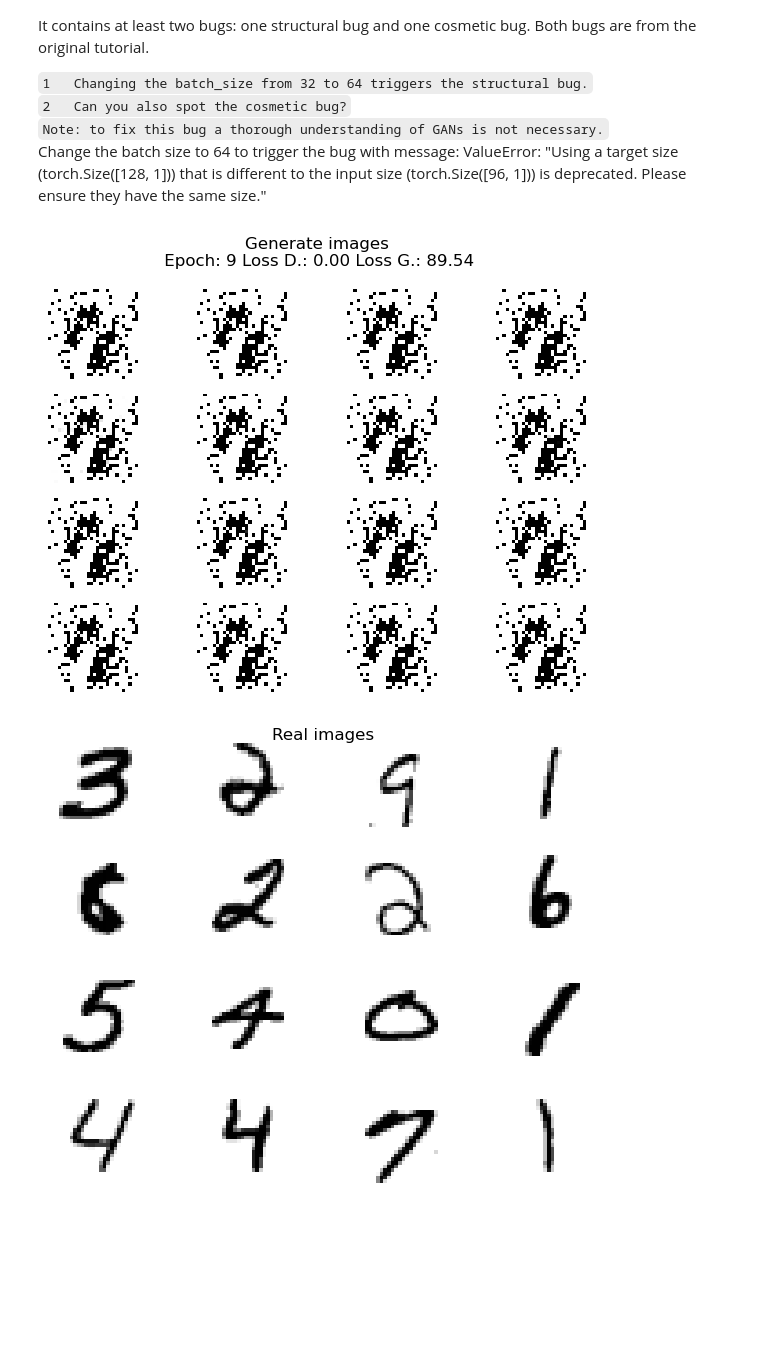
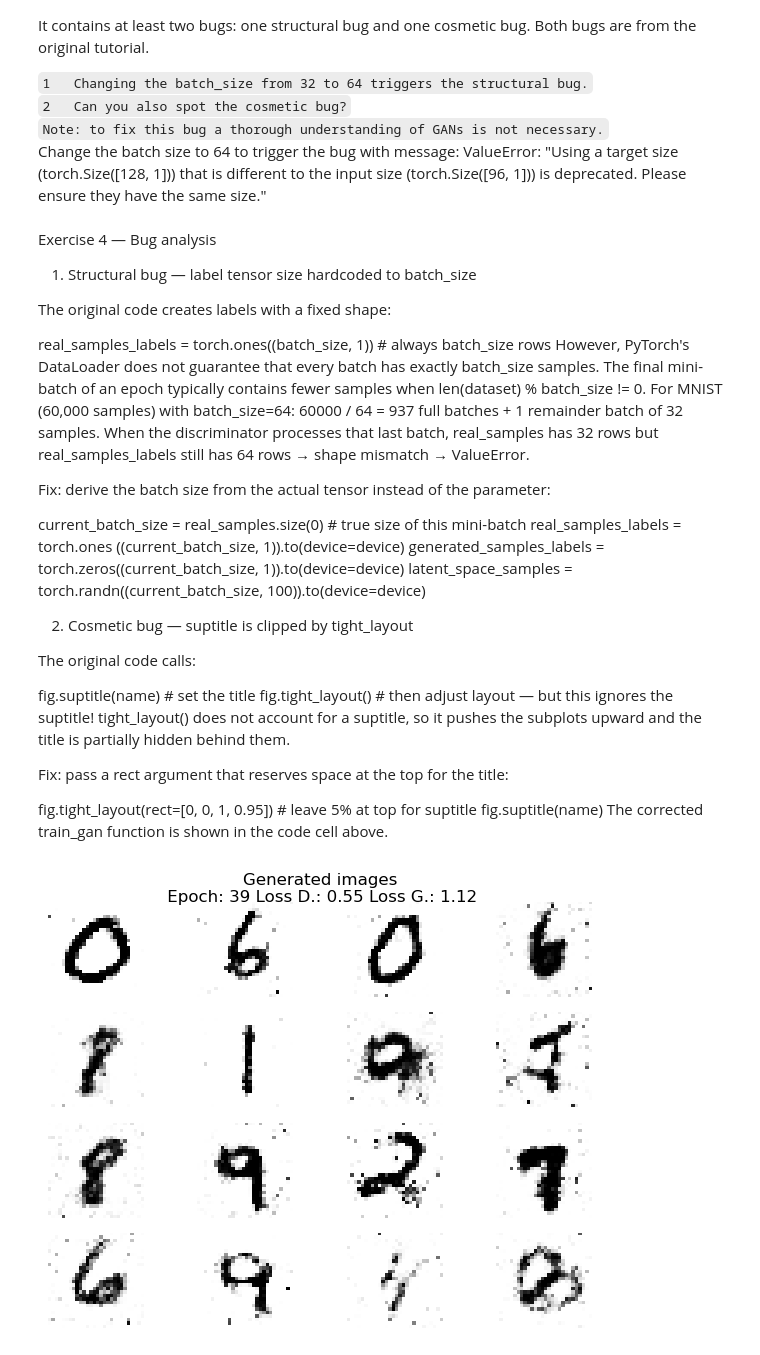
Before and after one commit to VarshaS9/cvds-admission-assignments, a Jupyter notebook: debugging.ipynb, the cells around one changed output. Saved outputs shown, nothing was run; the diff lists cells and outputs as text; code cells hidden in the pictures; blank space fills up the shorter version.

```diff
--- a/debugging.ipynb
+++ b/debugging.ipynb
@@ -408,7 +472,8 @@ def train_gan(batch_size: int = 32, num_epochs: int = 100, device: str = "cuda:0
         sub.imshow(real_samples[i].reshape(28, 28), cmap="gray_r")
         sub.axis('off')
 
-    fig.tight_layout()
+    # COSMETIC FIX: tight_layout before suptitle, with rect to reserve space for title
+    fig.tight_layout(rect=[0, 0, 1, 0.95])
     fig.suptitle("Real images")
     display(fig)
 
@@ -426,26 +491,28 @@ def train_gan(batch_size: int = 32, num_epochs: int = 100, device: str = "cuda:0
     for epoch in range(num_epochs):
         for n, (real_samples, mnist_labels) in enumerate(train_loader):
 
-            # Data for training the discriminator
             real_samples = real_samples.to(device=device)
-            real_samples_labels = torch.ones((batch_size, 1)).to(device=device)
-            latent_space_samples = torch.randn((batch_size, 100)).to(device=device)
+
+            # STRUCTURAL FIX: use actual batch size from tensor, not the batch_size parameter
+            # The last mini-batch can be smaller when dataset size is not divisible by batch_size
+            current_batch_size = real_samples.size(0)
+
+            real_samples_labels = torch.ones((current_batch_size, 1)).to(device=device)
+            latent_space_samples = torch.randn((current_batch_size, 100)).to(device=device)
             generated_samples = generator(latent_space_samples)
-            generated_samples_labels = torch.zeros((batch_size, 1)).to(device=device)
+            generated_samples_labels = torch.zeros((current_batch_size, 1)).to(device=device)
             all_samples = torch.cat((real_samples, generated_samples))
             all_samples_labels = torch.cat((real_samples_labels, generated_samples_labels))
 
-            # Training the discriminator
             discriminator.zero_grad()
             output_discriminator = discriminator(all_samples)
             loss_discriminator = loss_function(output_discriminator, all_samples_labels)
             loss_discriminator.backward()
             optimizer_discriminator.step()
 
-            # Data for training the generator
-            latent_space_samples = torch.randn((batch_size, 100)).to(device=device)
+            # STRUCTURAL FIX: use current_batch_size here too
+            latent_space_samples = torch.randn((current_batch_size, 100)).to(device=device)
 
-            # Training the generator
             generator.zero_grad()
             generated_samples = generator(latent_space_samples)
             output_discriminator_generated = discriminator(generated_samples)
@@ -453,21 +520,51 @@ def train_gan(batch_size: int = 32, num_epochs: int = 100, device: str = "cuda:0
             loss_generator.backward()
             optimizer_generator.step()
 
-            # Show loss and samples generated
             if n == len(train_loader) - 1:
-                name = f"Generate images\n Epoch: {epoch} Loss D.: {loss_discriminator:.2f} Loss G.: {loss_generator:.2f}"
+                # COSMETIC FIX: "Generated" not "Generate" (typo fix)
+                name = f"Generated images\n Epoch: {epoch} Loss D.: {loss_discriminator:.2f} Loss G.: {loss_generator:.2f}"
                 generated_samples = generated_samples.detach().cpu().numpy()
                 fig = plt.figure()
                 for i in range(16):
                     sub = fig.add_subplot(4, 4, 1 + i)
                     sub.imshow(generated_samples[i].reshape(28, 28), cmap="gray_r")
                     sub.axis('off')
+                # COSMETIC FIX: tight_layout before suptitle, with rect
+                fig.tight_layout(rect=[0, 0, 1, 0.95])
                 fig.suptitle(name)
-                fig.tight_layout()
                 clear_output(wait=False)
                 display(fig)
+# %% [markdown]
+Exercise 4 — Bug analysis
+
+1. Structural bug — label tensor size hardcoded to batch_size
+
+The original code creates labels with a fixed shape:
+
+real_samples_labels = torch.ones((batch_size, 1))   # always batch_size rows
+However, PyTorch's DataLoader does not guarantee that every batch has exactly batch_size samples. The final mini-batch of an epoch typically contains fewer samples when len(dataset) % batch_size != 0. For MNIST (60,000 samples) with batch_size=64: 60000 / 64 = 937 full batches + 1 remainder batch of 32 samples. When the discriminator processes that last batch, real_samples has 32 rows but real_samples_labels still has 64 rows → shape mismatch → ValueError.
+
+Fix: derive the batch size from the actual tensor instead of the parameter:
+
+current_batch_size = real_samples.size(0)  # true size of this mini-batch
+real_samples_labels       = torch.ones ((current_batch_size, 1)).to(device=device)
+generated_samples_labels  = torch.zeros((current_batch_size, 1)).to(device=device)
+latent_space_samples      = torch.randn((current_batch_size, 100)).to(device=device)
+
+2. Cosmetic bug — suptitle is clipped by tight_layout
+
+The original code calls:
+
+fig.suptitle(name)    # set the title
+fig.tight_layout()    # then adjust layout — but this ignores the suptitle!
+tight_layout() does not account for a suptitle, so it pushes the subplots upward and the title is partially hidden behind them.
+
+Fix: pass a rect argument that reserves space at the top for the title:
+
+fig.tight_layout(rect=[0, 0, 1, 0.95])  # leave 5% at top for suptitle
+fig.suptitle(name)
+The corrected train_gan function is shown in the code cell above.
 # %%
-train_gan(batch_size=32, num_epochs=10)
+train_gan(batch_size=32, num_epochs=50)
 # %% [output]
-[figure, old version]
+[figure, new version]
-[figure, removed]
```
Also changed, not shown: parts of 8 cells of this notebook.
